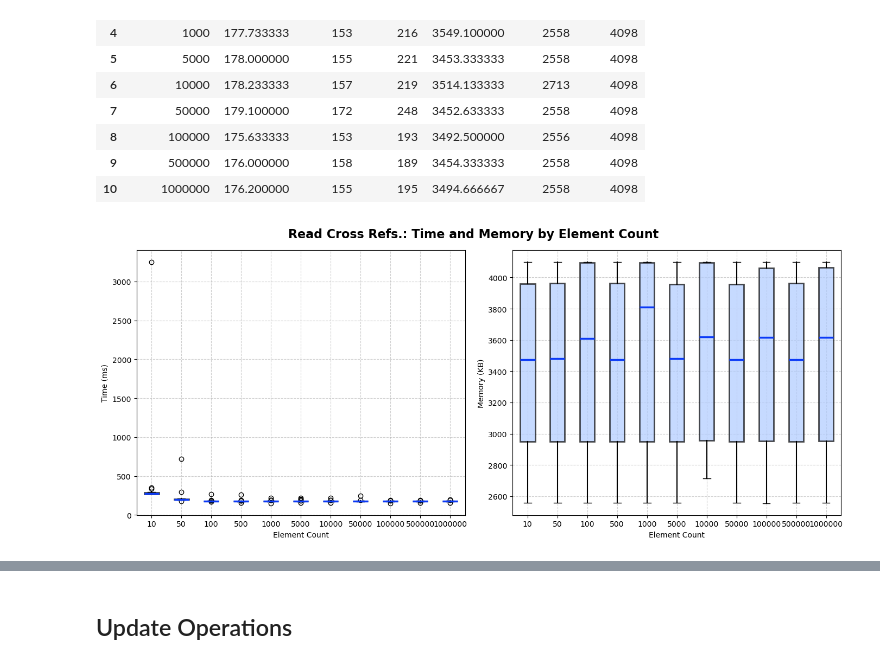
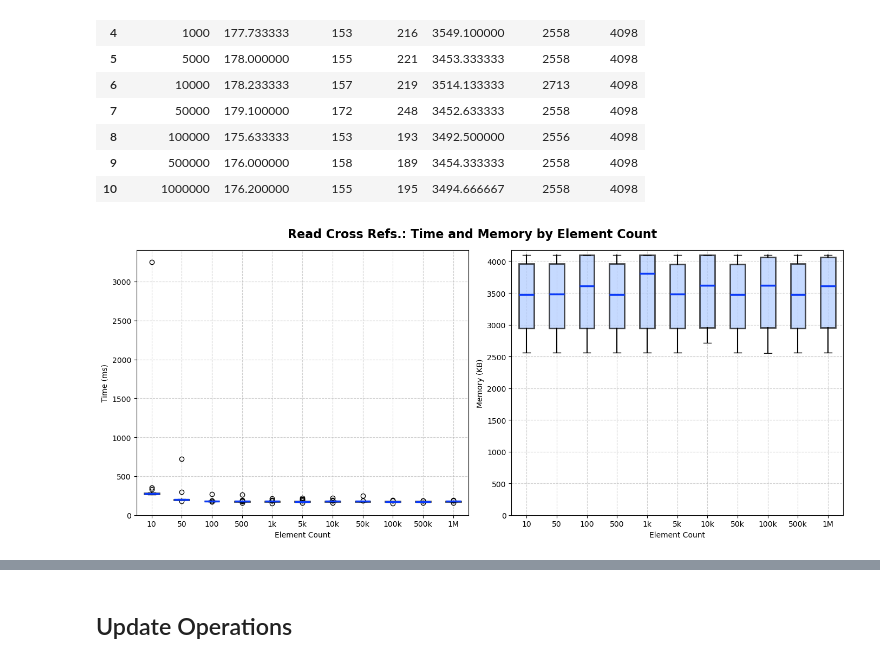
Before and after one commit to geodes-sms/NeoModelingFramework, a Jupyter notebook: ECMFA-2026-Evaluation/analysis/RQ2-results-analysis.ipynb, the cells around one changed output, grey strips where cells are left out. Cells and saved outputs as stored; diff of their text form; code cells hidden in the pictures.

Commit message:
adjusting chart layout

```diff
--- a/ECMFA-2026-Evaluation/analysis/RQ2-results-analysis.ipynb
+++ b/ECMFA-2026-Evaluation/analysis/RQ2-results-analysis.ipynb
@@ -58,0 +61,17 @@ plt.show()
+# %%
+def shorten_x_axis_labels(ax):
+    def shorten_label(label):
+        try:
+            x = int(label)
+            if x >= 1_000_000:
+                return f'{x//1_000_000}M'
+            elif x >= 1_000:
+                return f'{x//1_000}k'
+            else:
+                return str(x)
+        except ValueError:
+            return label  # If label is not a number, return as is
+
+    xticks_labels = [item.get_text() for item in ax.get_xticklabels()]
+    short_labels = [shorten_label(lbl) for lbl in xticks_labels]
+    ax.set_xticklabels(short_labels)
@@ -607,32 +724,37 @@ grouped_read_cross_ref_runs
 # %%
 import matplotlib.pyplot as plt
 
 group_col = 'element_count'
 
 fig, axes = plt.subplots(1, 2, figsize=(14, 6))
 
 # Boxplot for time
 read_cross_ref_runs.boxplot(column='time', by=group_col, ax=axes[0], patch_artist=True,
                    boxprops=dict(facecolor='#AFCBFF', color='black', linewidth=2, alpha=0.7),
                    medianprops=dict(color="#0B3AF7", linewidth=2.5),
                    whiskerprops=dict(color='black', linewidth=1.5))
 axes[0].set_title('')
 axes[0].set_xlabel('Element Count')
 axes[0].set_ylabel('Time (ms)')
 axes[0].grid(True, linestyle='--', alpha=0.6)
 
-# Boxplot for memory
+
 read_cross_ref_runs.boxplot(column='mem', by=group_col, ax=axes[1], patch_artist=True,
                    boxprops=dict(facecolor='#AFCBFF', color='black', linewidth=2, alpha=0.7),
                    medianprops=dict(color="#0B3AF7", linewidth=2.5),
                    whiskerprops=dict(color='black', linewidth=1.5))
 axes[1].set_xlabel('Element Count')
 axes[1].set_ylabel('Memory (KB)')
 axes[1].grid(True, linestyle='--', alpha=0.6)
 axes[1].set_title('')
+shorten_x_axis_labels(axes[0])
+shorten_x_axis_labels(axes[1])
+axes[0].set_ylim(bottom=0)
+axes[1].set_ylim(bottom=0)
 
 plt.suptitle('Read Cross Refs.: Time and Memory by Element Count', fontsize=16, fontweight='bold')
 plt.tight_layout()
+plt.savefig("img/rq2readCrossRef.pdf", format='pdf', bbox_inches='tight')
 plt.show()
 # %% [output]
-[figure, old version]
+[figure, new version]
```
Also changed, not shown: parts of 24 cells of this notebook, 25 other files.
